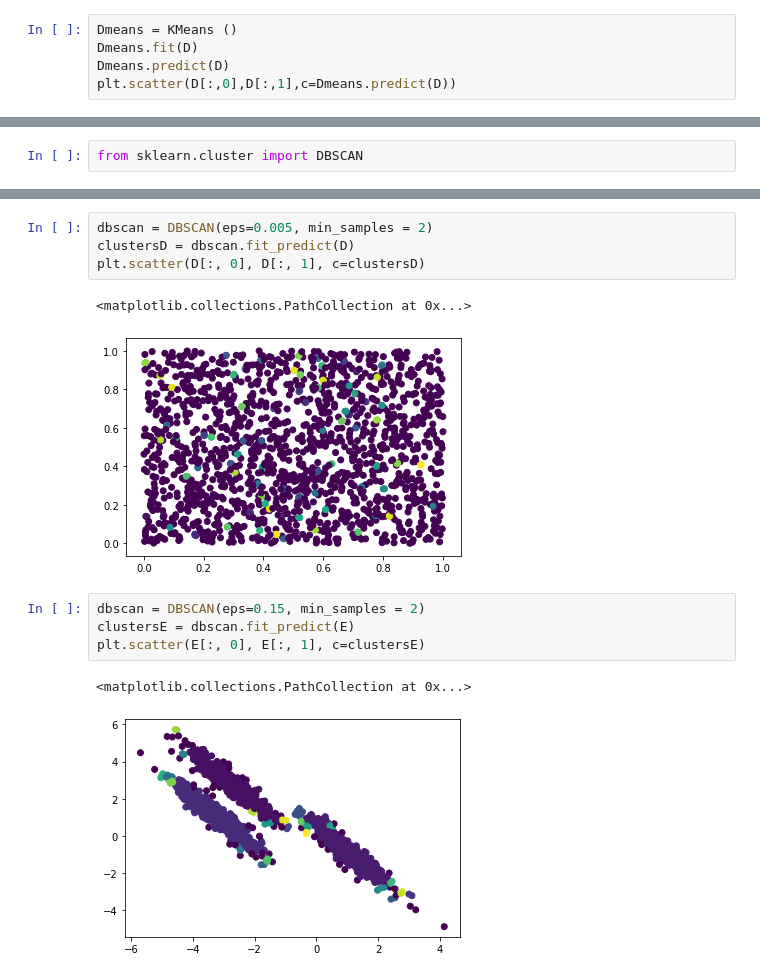
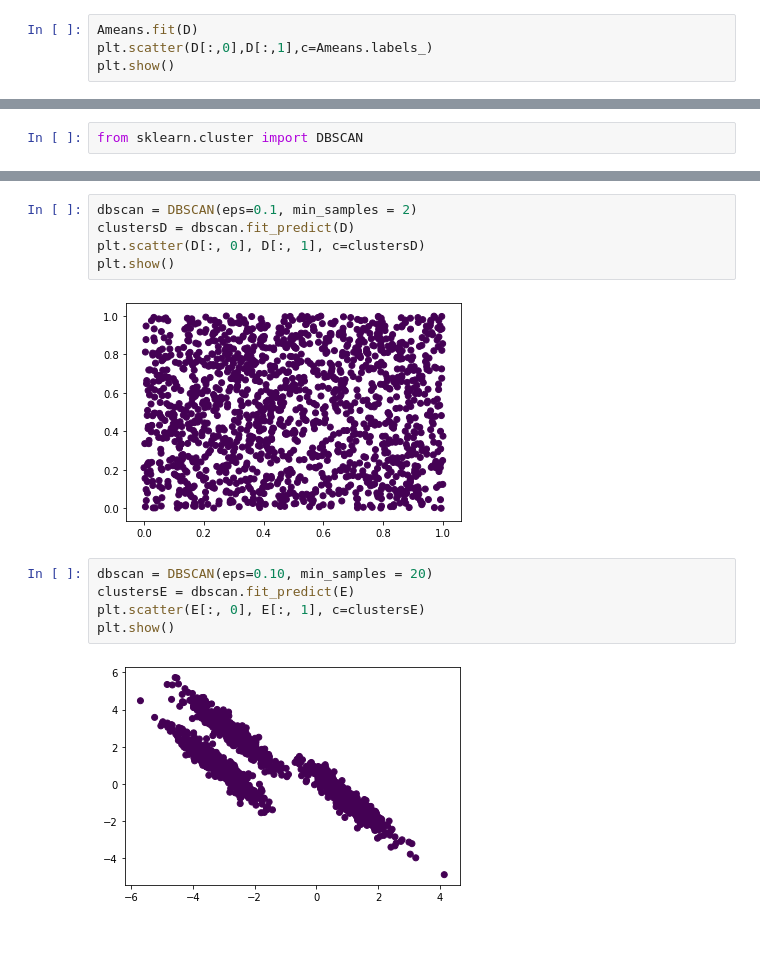
Before and after one commit to apfoertn/DataScienceSS20, a Jupyter notebook: Exercises/4_g_Clustering_I.ipynb, the cells around one changed output, grey strips where cells are left out. Saved outputs shown, nothing was run; the diff lists cells and outputs as text; blank space fills up the shorter version.

```diff
--- a/Exercises/4_g_Clustering_I.ipynb
+++ b/Exercises/4_g_Clustering_I.ipynb
@@ -121,7 +87,6 @@ plt.scatter(C[:,0],C[:,1],c=Cmeans.predict(C))
 [figure]
 # %%
-Dmeans = KMeans ()
-Dmeans.fit(D)
-Dmeans.predict(D)
-plt.scatter(D[:,0],D[:,1],c=Dmeans.predict(D))
+Ameans.fit(D)
+plt.scatter(D[:,0],D[:,1],c=Ameans.labels_)
+plt.show()
 # %% [output]
@@ -169,18 +131,18 @@ plt.scatter(C[:, 0], C[:, 1], c=clustersC)
 [figure]
 # %%
-dbscan = DBSCAN(eps=0.005, min_samples = 2)
+dbscan = DBSCAN(eps=0.1, min_samples = 2)
 clustersD = dbscan.fit_predict(D)
 plt.scatter(D[:, 0], D[:, 1], c=clustersD)
+plt.show()
 # %% [output]
-<matplotlib.collections.PathCollection at 0x...>
-[figure, old version]
+[figure, new version]
 # %%
-dbscan = DBSCAN(eps=0.15, min_samples = 2)
+dbscan = DBSCAN(eps=0.10, min_samples = 20)
 clustersE = dbscan.fit_predict(E)
 plt.scatter(E[:, 0], E[:, 1], c=clustersE)
+plt.show()
 # %% [output]
-<matplotlib.collections.PathCollection at 0x...>
-[figure, old version]
+[figure, new version]
 # %%
 from sklearn.preprocessing import StandardScaler
 scaler = StandardScaler()
```
Also changed, not shown: parts of 20 cells of this notebook, 1 other file.
